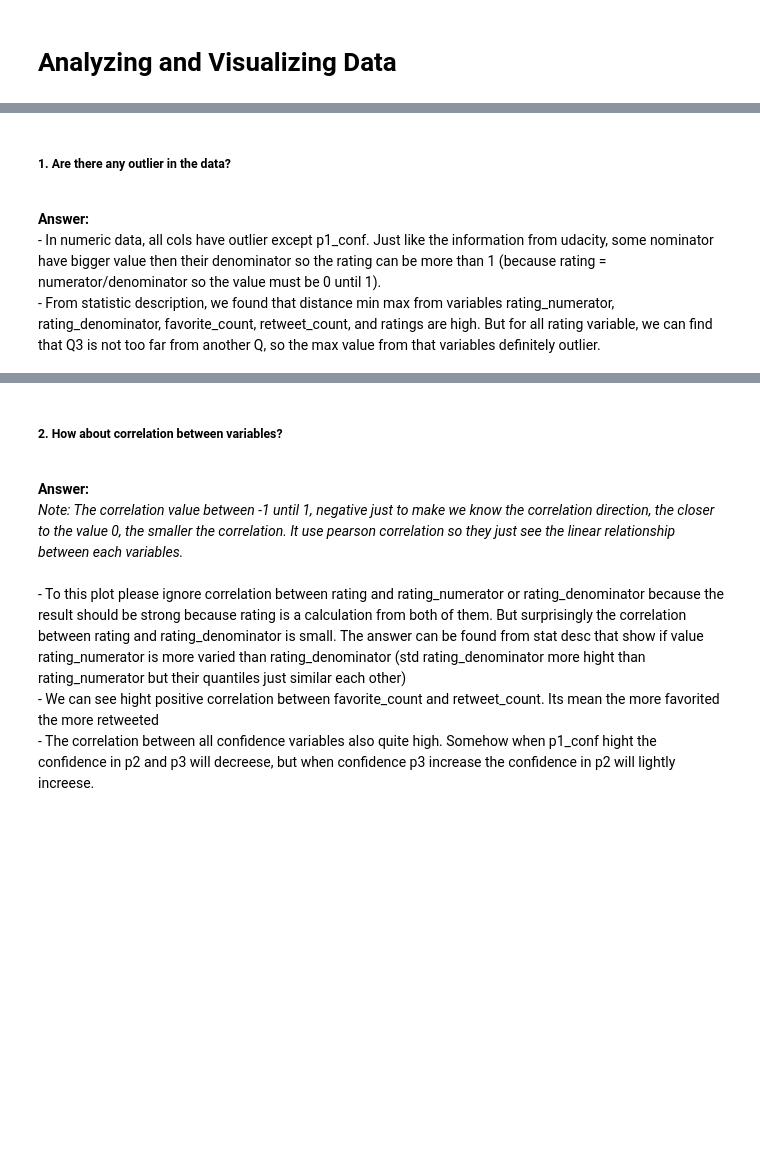
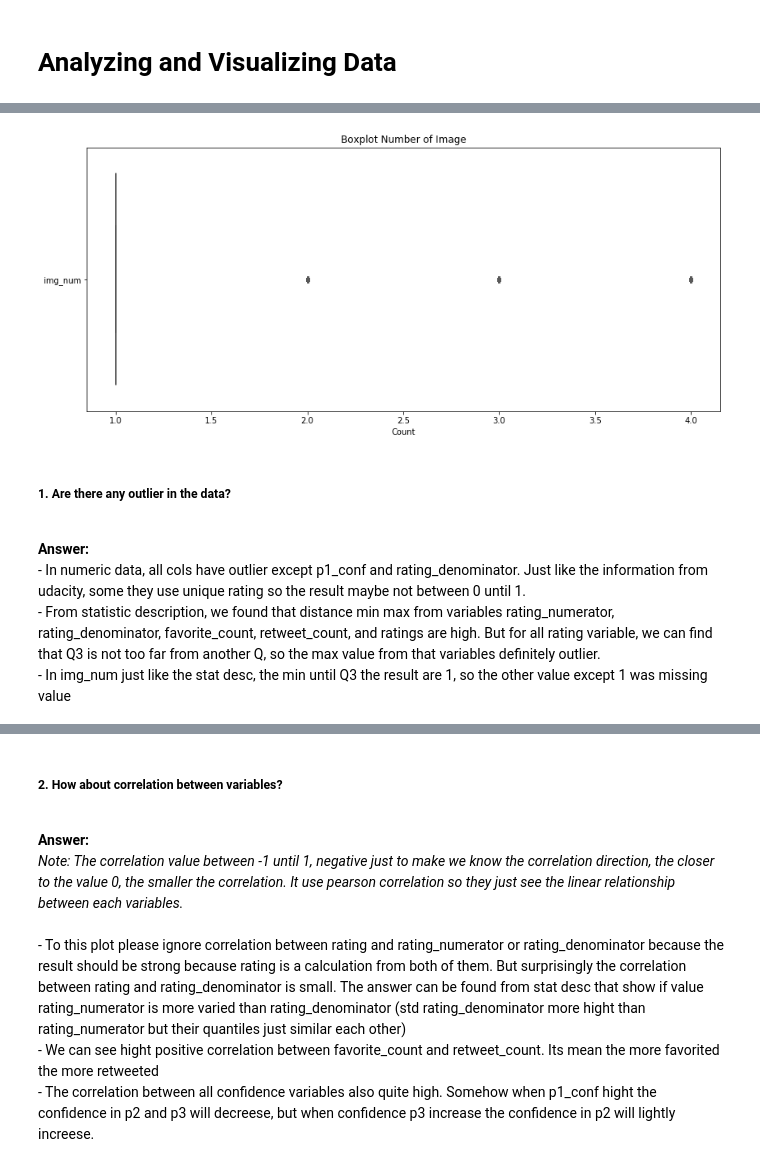
Before and after one commit to RyMey/Wrangling-WeRateDogs, a Jupyter notebook: Data Wrangling Project.ipynb, the cells around one changed output, grey strips where cells are left out. Drawn from its saved outputs; the diff is of its cells as text; code cells hidden in the pictures; blank space fills up the shorter version.

```diff
--- a/Data Wrangling Project.ipynb
+++ b/Data Wrangling Project.ipynb
@@ -702,5 +1249,10 @@ sns.boxplot(data=twitter_df[['rating_numerator','rating_denominator','rating',\
 # %%
 fig, ax = plt.subplots()
 fig.set_size_inches(14, 6)
-sns.boxplot(data=twitter_df[['img_num','p1_conf','p2_conf','p3_conf']],\
+sns.boxplot(data=twitter_df[['img_num']],\
                  orient="h", palette="Set2", ax=ax);
+plt.title('Boxplot Number of Image');
+plt.xlabel('Count');
+plt.savefig('plot/4_Boxplot Number of Image.png')
+# %% [output]
+[figure, added]
@@ -715,6 +1262,8 @@ sns.boxplot(data=twitter_df['img_num'],\
 <br>
 <b> Answer:</b>
 <br>
-- In numeric data, all cols have outlier except p1_conf. Just like the information from udacity, some nominator have bigger value then their denominator so the rating can be more than 1 (because rating = numerator/denominator so the value must be 0 until 1).
+- In numeric data, all cols have outlier except p1_conf and rating_denominator. Just like the information from udacity, some they use unique rating so the result maybe not between 0 until 1.
 <br>
 - From statistic description, we found that distance min max from variables rating_numerator, rating_denominator, favorite_count, retweet_count, and ratings are high. But for all rating variable, we can find that Q3 is not too far from another Q, so the max value from that variables definitely outlier.
+<br>
+- In img_num just like the stat desc, the min until Q3 the result are 1, so the other value except 1 was missing value
```
Also changed, not shown: parts of 146 cells of this notebook.
